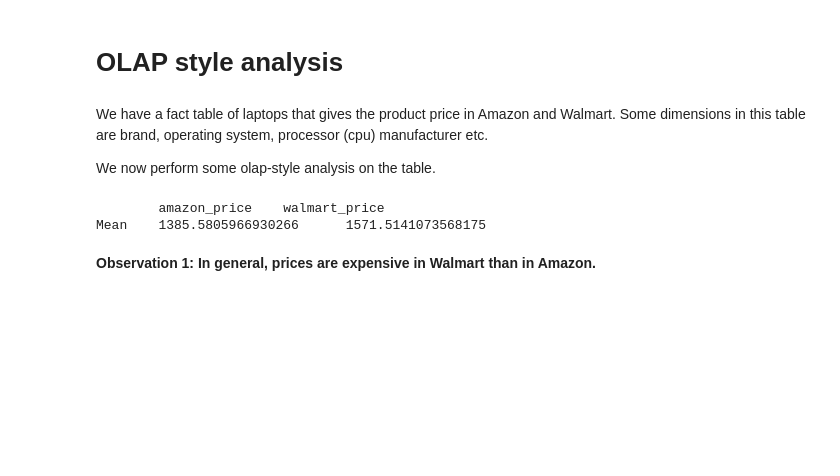
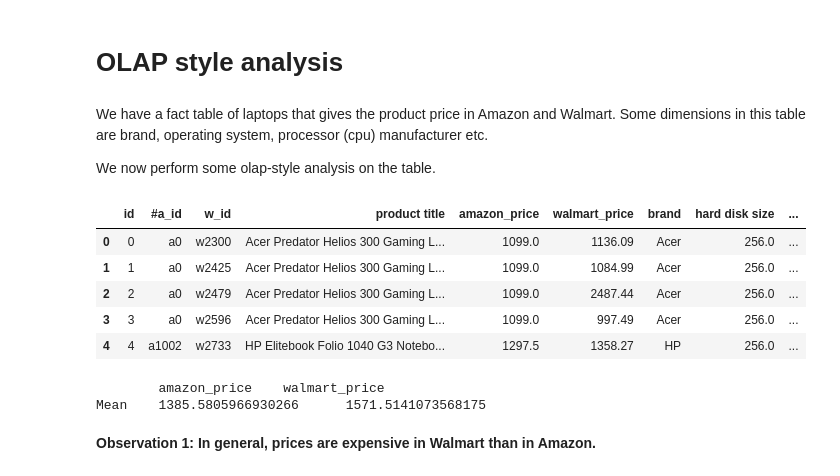
Before and after one commit to dliangsta/CS839-project, a Jupyter notebook: stage-4/olap.ipynb, the cells around one changed output. Drawn from its saved outputs; the diff is of its cells as text; code cells hidden in the pictures; blank space fills up the shorter version.

```diff
--- a/stage-4/olap.ipynb
+++ b/stage-4/olap.ipynb
@@ -7,19 +7,28 @@ We now perform some olap-style analysis on the table.
 # %%
 import pandas as pd
 import mlxtend
 from collections import defaultdict
 from mlxtend.frequent_patterns import apriori
 from mlxtend.frequent_patterns import association_rules
 import sys
+import matplotlib.pyplot as plt
 
 df = pd.read_csv('./data/merged_clean_numeric_v2.csv')
 df.insert(0, 'id', range(0, len(df)))
-
-print('\tamazon_price\twalmart_price')
-print ('Mean\t' +  str(df['amazon_price'].mean()) + '\t' + str(df['walmart_price'].mean()))
+df.head()
 # %% [output]
-        amazon_price    walmart_price
-Mean    1385.5805966930266      1571.5141073568175
+|  | id | #a_id | w_id | product title | amazon_price | walmart_price | brand | hard disk size | ... |
+| 0 | 0 | a0 | w2300 | Acer Predator Helios 300 Gaming L... | 1099.0 | 1136.09 | Acer | 256.0 | ... |
+| 1 | 1 | a0 | w2425 | Acer Predator Helios 300 Gaming L... | 1099.0 | 1084.99 | Acer | 256.0 | ... |
+| 2 | 2 | a0 | w2479 | Acer Predator Helios 300 Gaming L... | 1099.0 | 2487.44 | Acer | 256.0 | ... |
+| 3 | 3 | a0 | w2596 | Acer Predator Helios 300 Gaming L... | 1099.0 | 997.49 | Acer | 256.0 | ... |
+| 4 | 4 | a1002 | w2733 | HP Elitebook Folio 1040 G3 Notebo... | 1297.5 | 1358.27 | HP | 256.0 | ... |
+# %%
+print('\tamazon_price\twalmart_price')
+print ('Mean\t' +  str(df['amazon_price'].mean()) + '\t' + str(df['walmart_price'].mean()))
+# %% [output]
+        amazon_price    walmart_price
+Mean    1385.5805966930266      1571.5141073568175
 # %% [markdown]
 **Observation 1: In general, prices are expensive in Walmart than in Amazon.**
 # %%
```
Also changed, not shown: parts of 5 cells of this notebook.
